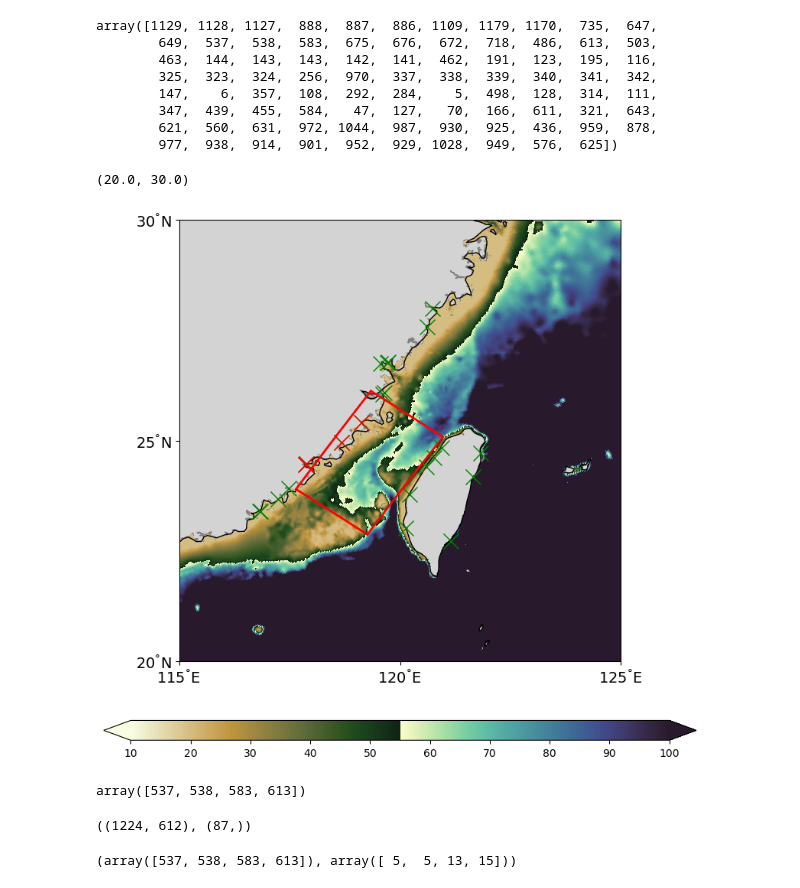
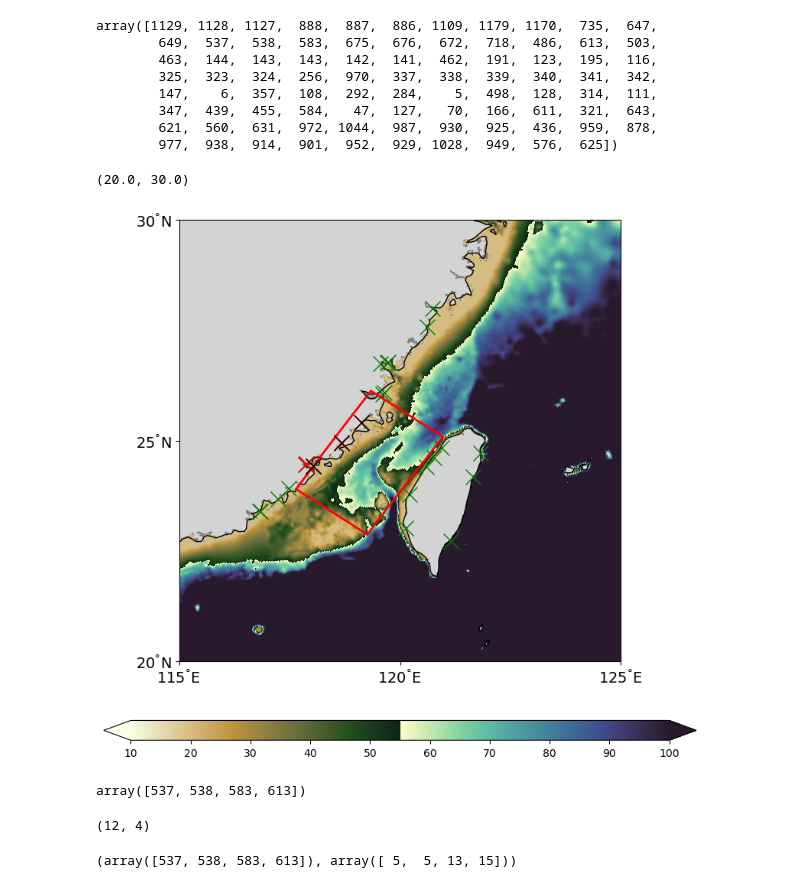
Before and after one commit to zsm1-hub/offline_fennel, a Jupyter notebook: make_river_bio.ipynb, the cells around one changed output. Saved outputs shown, nothing was run; the diff lists cells and outputs as text; code cells hidden in the pictures.

```diff
--- a/make_river_bio.ipynb
+++ b/make_river_bio.ipynb
@@ -147,41 +148,44 @@ import matplotlib.ticker as mticker
 from cartopy.mpl.geoaxes import GeoAxes
 
 fig2,ax2=plt.subplots(1,1,figsize=(10,10), subplot_kw={'projection': ccrs.PlateCarree()})
 ax2.set_facecolor('grey')
 
 cr1=ax2.pcolormesh(lonp,latp,hp,shading='guoraud',cmap=cm.topo_r,vmin=10,vmax=100)
 cbar = plt.colorbar(cr1, ax=ax2, orientation='horizontal', pad=0.1, aspect=30, shrink=1,extend='both')
 
 ax2.coastlines(resolution='50m')
 ax2.add_feature(cfeature.LAND, edgecolor='gray', facecolor='lightgray')
 ax2.plot(lonp[eta_num,xi_num],latp[eta_num,xi_num],linestyle='none',marker='x',markersize=15,color='g')
 ax2.plot(lonp[eta_sel,xi_sel],latp[eta_sel,xi_sel],linestyle='none',marker='x',markersize=15,color='r')
 
 
 ax2.plot(lonc[0,:],latc[0,:],linewidth=2,linestyle='-',color='r')
 ax2.plot(lonc[-1,:],latc[-1,:],linewidth=2,linestyle='-',color='r')
 ax2.plot(lonc[:,0],latc[:,0],linewidth=2,linestyle='-',color='r')
 ax2.plot(lonc[:,-1],latc[:,-1],linewidth=2,linestyle='-',color='r')
 
+ax2.plot(lonc[eta_river,xi_river],latc[eta_river,xi_river],linestyle='none',marker='x',markersize=15,color='k')
+
 
 ax2.set_xticks(np.array((110,115, 120,125, 130)))  # 设置 x 轴刻度
 ax2.set_yticks(np.array((10, 15,20,25, 30)))  # 设置 y 轴刻度
 ax2.xaxis.set_tick_params(labelsize=14)  # 设置 x 轴刻度字体大小
 ax2.yaxis.set_tick_params(labelsize=14)  # 设置 y 轴刻度字体大小
 ax2.set_xticklabels([f"${x}^{{\\degree}}$E " for x in [110,115, 120,125, 130]])
 ax2.set_yticklabels([f"${y}^{{\\degree}}$N" for y in [10,15, 20, 25,30]])
 ax2.set_xlim([115,125])
 ax2.set_ylim([20,30])
 # %% [output]
 (20.0, 30.0)
-[figure, old version]
+[figure, new version]
 # %%
 eta_sel
 # %% [output]
 array([537, 538, 583, 613])
 # %%
-lonp.shape,xi_num.shape
+# a=gr['river_transport'].values[:,[12,13,14,20]]
+# a.shape
 # %% [output]
-((1224, 612), (87,))
+(12, 4)
 # %%
 eta_sel,xi_sel
```
Also changed, not shown: parts of 7 cells of this notebook.
